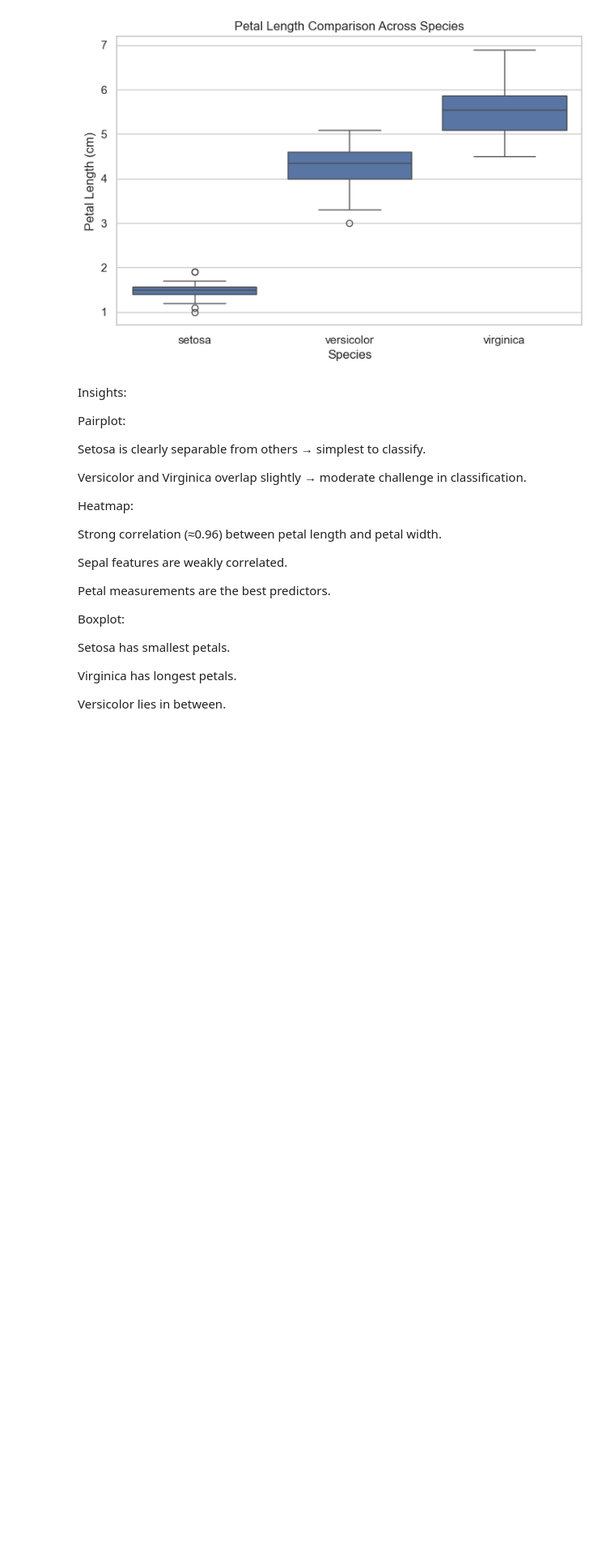
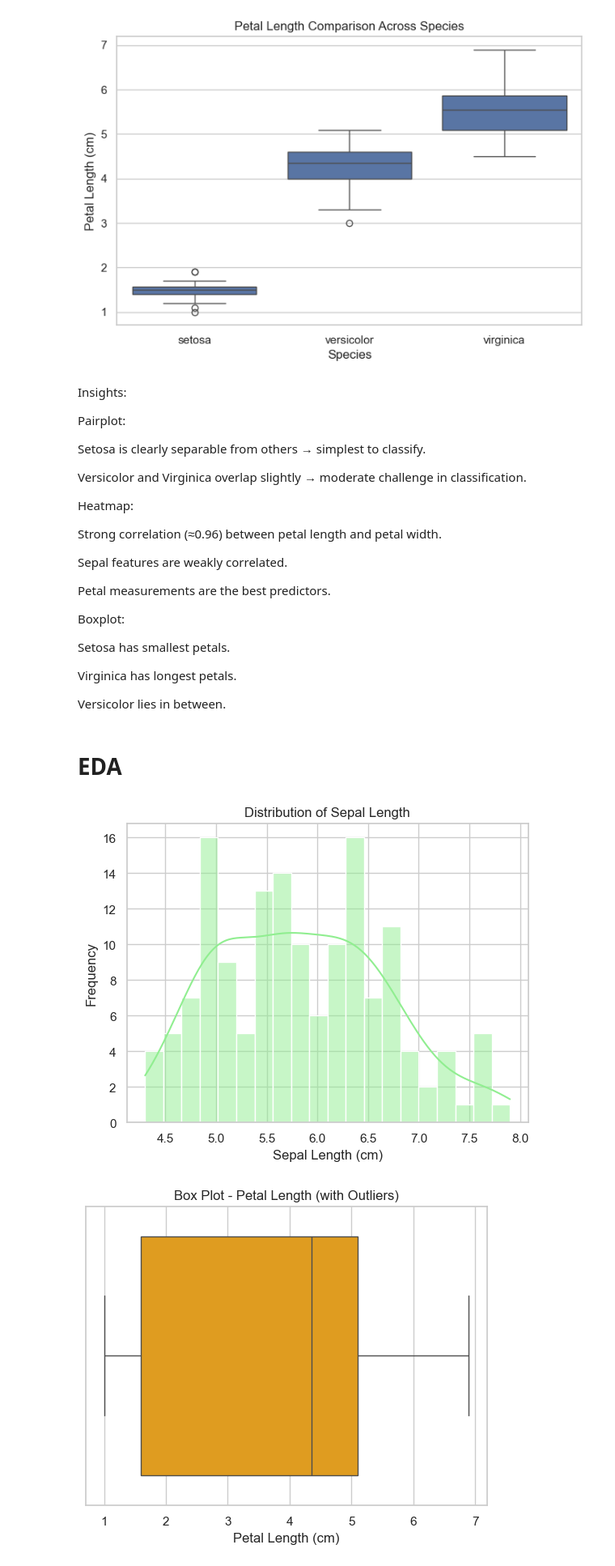
Before and after one commit to Niveditha79/Data_Analysis, a Jupyter notebook: iris.ipynb, the cells around one changed output. Shown at 81% size. Drawn from its saved outputs; the diff is of its cells as text; code cells hidden in the pictures; blank space fills up the shorter version.

```diff
--- a/iris.ipynb
+++ b/iris.ipynb
@@ -210,3 +210,27 @@ Setosa has smallest petals.
 Virginica has longest petals.
 
 Versicolor lies in between.
+# %% [markdown]
+# EDA
+# %%
+#  Univariate analysis - Numerical Features
+
+# Select numerical columns
+num_cols = df.select_dtypes(include=['float64','int64']).columns
+df[num_cols].describe()
+
+# Histogram: Sepal Length
+sns.histplot(df['sepal_length'], bins=20, kde=True, color='lightgreen')
+plt.title("Distribution of Sepal Length")
+plt.xlabel("Sepal Length (cm)")
+plt.ylabel("Frequency")
+plt.show()
+
+# Box Plot: Petal Length
+sns.boxplot(x=df['petal_length'], color='orange')
+plt.title("Box Plot - Petal Length (with Outliers)")
+plt.xlabel("Petal Length (cm)")
+plt.show()
+# %% [output]
+[figure, added]
+[figure, added]
```
Also changed, not shown: parts of 7 cells of this notebook.
